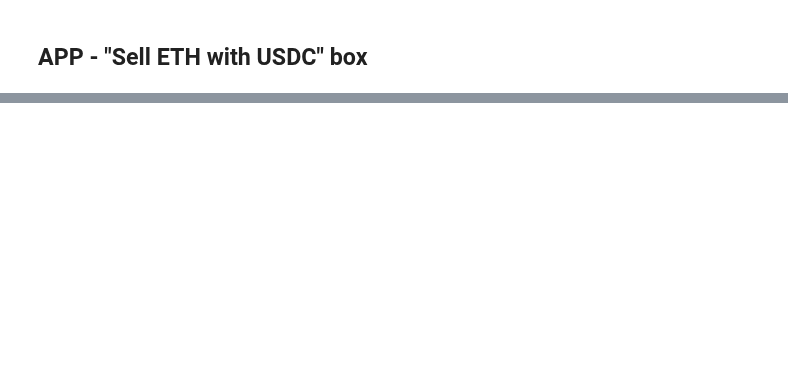
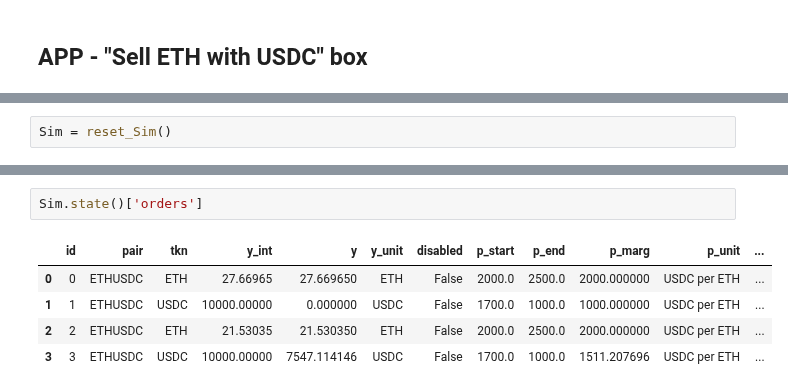
Before and after one commit to bancorprotocol/carbon-simulator, a Jupyter notebook: CarbonSim-Demo-SDKTeam_Matching_Modified.ipynb, the cells around one changed output, grey strips where cells are left out. Drawn from its saved outputs; the diff is of its cells as text; blank space fills up the shorter version.

```diff
--- a/CarbonSim-Demo-SDKTeam_Matching_Modified.ipynb
+++ b/CarbonSim-Demo-SDKTeam_Matching_Modified.ipynb
@@ -180,0 +234,2 @@ amount = 1170038356
+# %%
+Sim = reset_Sim()
@@ -184,0 +254,8 @@ tbSou01['trades']
+# %%
+Sim.state()['orders']
+# %% [output]
+|  | id | pair | tkn | y_int | y | y_unit | disabled | p_start | p_end | p_marg | p_unit | ... |
+| 0 | 0 | ETHUSDC | ETH | 27.66965 | 27.669650 | ETH | False | 2000.0 | 2500.0 | 2000.000000 | USDC per ETH | ... |
+| 1 | 1 | ETHUSDC | USDC | 10000.00000 | 0.000000 | USDC | False | 1700.0 | 1000.0 | 1000.000000 | USDC per ETH | ... |
+| 2 | 2 | ETHUSDC | ETH | 21.53035 | 21.530350 | ETH | False | 2000.0 | 2500.0 | 2000.000000 | USDC per ETH | ... |
+| 3 | 3 | ETHUSDC | USDC | 10000.00000 | 7547.114146 | USDC | False | 1700.0 | 1000.0 | 1511.207696 | USDC per ETH | ... |
```
Also changed, not shown: parts of 58 cells of this notebook, 1 other file.
